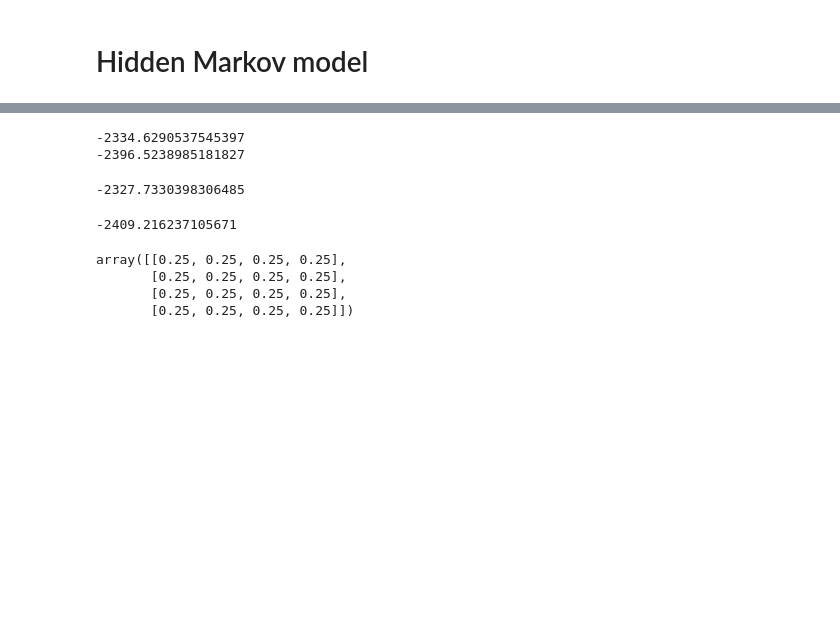
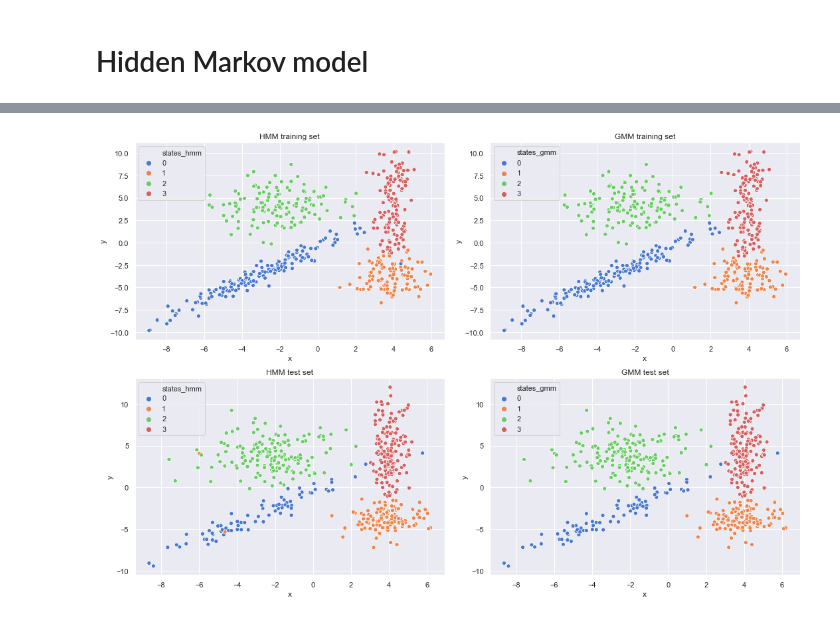
Before and after one commit to LeoAlberge/mva_probabilistic_graphic_models, a Jupyter notebook: homework3/homework3.ipynb, the cells around one changed output, grey strips where cells are left out. Drawn from its saved outputs; the diff is of its cells as text; code cells hidden in the pictures; blank space fills up the shorter version.

```diff
--- a/homework3/homework3.ipynb
+++ b/homework3/homework3.ipynb
@@ -262,0 +355,6 @@ fig.tight_layout();
+# %%
+a, pi = initialize_random_parameters()
+mu = np.copy(means)
+sigma = np.copy(covs)
+gaussian_hmm = GaussianHMM(a, pi, mu, sigma)
+gaussian_hmm.learn_parameters(data_train.values, tol=1e-5, max_iter=100, verbose=True)
@@ -263,23 +379,47 @@ fig.tight_layout();
 # %%
-print(gaussian_hmm.log_likelihood(data_train.values))
-print(gaussian_hmm.log_likelihood(data_test.values))
+training_hidden_states = gaussian_hmm.decode(data_train.values).astype('int')
+test_hidden_states = gaussian_hmm.decode(data_test.values).astype('int')
-# %% [output]
--2334.6290537545397
--2396.5238985181827
-# %%
-g.predict(data_train.values)
-g.jfunc()
-# %% [output]
--2327.7330398306485
-# %%
-g.predict(data_test.values)
-g.jfunc()
-# %% [output]
--2409.216237105671
-# %%
-np.exp(gaussian_hmm.log_a)
-# %% [output]
-array([[0.25, 0.25, 0.25, 0.25],
-       [0.25, 0.25, 0.25, 0.25],
-       [0.25, 0.25, 0.25, 0.25],
-       [0.25, 0.25, 0.25, 0.25]])
+# %%
+fig, axes = plt.subplots(2, 2, figsize=(15, 10))
+
+ax1 = axes[0, 0]
+ax2 = axes[0, 1]
+ax3 = axes[1, 0]
+ax4 = axes[1, 1]
+
+ax1.set_title('HMM training set')
+ax2.set_title('GMM training set')
+
+data_train_copy = data_train.copy()
+
+data_train_copy['states_hmm'] = pd.Series(training_hidden_states)
+data_train_copy['states_gmm'] = pd.Series(g.predict(data_train.values))
+
+sns.scatterplot(x="x", y="y", data=data_train_copy, hue='states_hmm',
+                palette=sns.color_palette("muted", K), ax=ax1)
+
+sns.scatterplot(x="x", y="y", data=data_train_copy, hue='states_gmm',
+                palette=sns.color_palette("muted", K), ax=ax2)
+
+ax3.set_title('HMM test set')
+ax4.set_title('GMM test set')
+
+data_test_copy = data_test.copy()
+
+data_test_copy['states_hmm'] = pd.Series(test_hidden_states)
+data_test_copy['states_gmm'] = pd.Series(g.predict(data_test.values))
+
+sns.scatterplot(x="x", y="y", data=data_test_copy, hue='states_hmm',
+                palette=sns.color_palette("muted", K), ax=ax3)
+
+sns.scatterplot(x="x", y="y", data=data_test_copy, hue='states_gmm',
+                palette=sns.color_palette("muted", K), ax=ax4)
+
+ax1.legend(loc='upper left');
+ax2.legend(loc='upper leat');
+ax3.legend(loc='upper left');
+ax4.legend(loc='upper left');
+
+fig.tight_layout();
+# %% [output]
+[figure, added]
```
Also changed, not shown: parts of 21 cells of this notebook.
